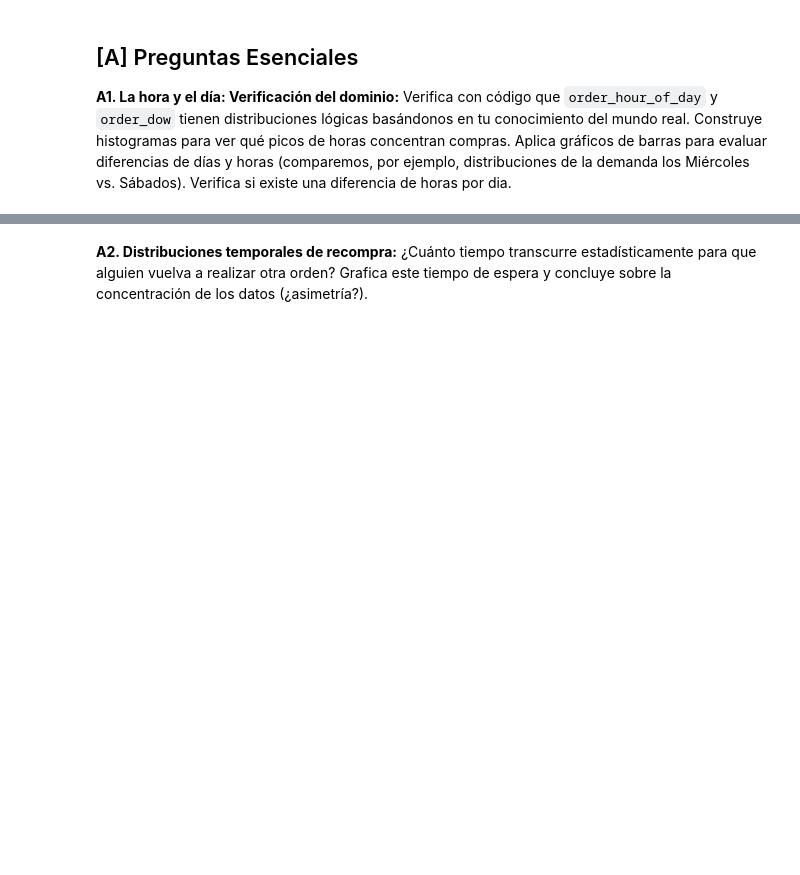
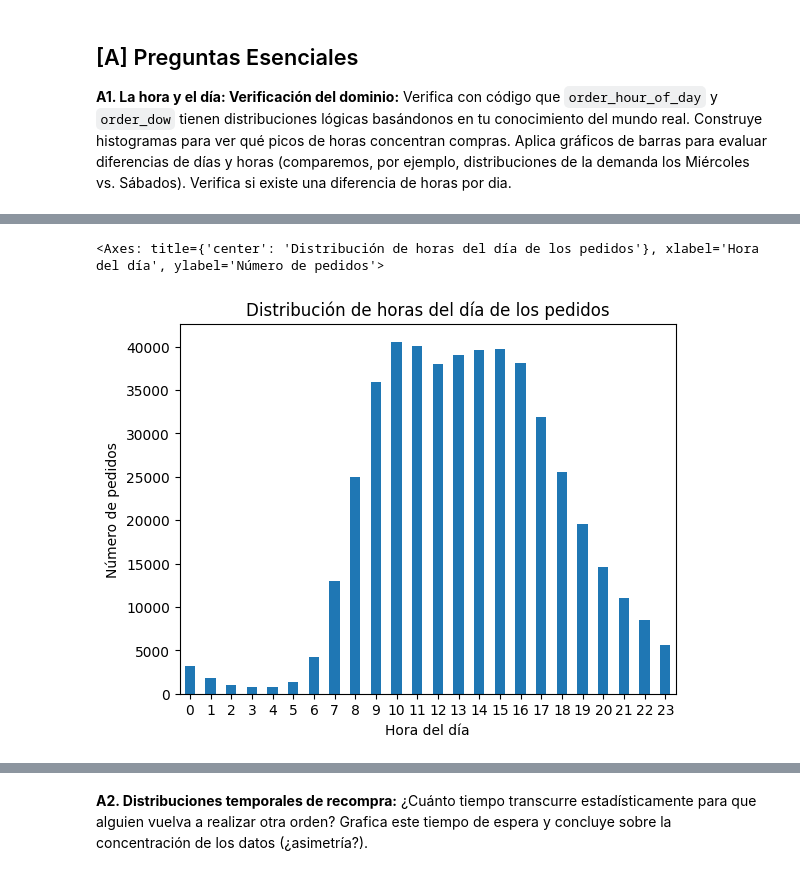
Before and after one commit to NicoCarrion02/ds-week-2, a Jupyter notebook: taller_3_nicolas_carrion.ipynb, the cells around one changed output, grey strips where cells are left out. Saved outputs shown, nothing was run; the diff lists cells and outputs as text; code cells hidden in the pictures; blank space fills up the shorter version.

```diff
--- a/taller_3_nicolas_carrion.ipynb
+++ b/taller_3_nicolas_carrion.ipynb
@@ -953,0 +1027,11 @@ Verifica con código que `order_hour_of_day` y `order_dow` tienen distribuciones
+# %%
+orders_datetime['order_hour_of_day'].value_counts().sort_index().plot(
+    kind='bar',
+    title='Distribución de horas del día de los pedidos',
+    xlabel='Hora del día',
+    ylabel='Número de pedidos',
+    rot=0,
+)
+# %% [output]
+<Axes: title={'center': 'Distribución de horas del día de los pedidos'}, xlabel='Hora del día', ylabel='Número de pedidos'>
+[figure, added]
```
Also changed, not shown: parts of 31 cells of this notebook.
